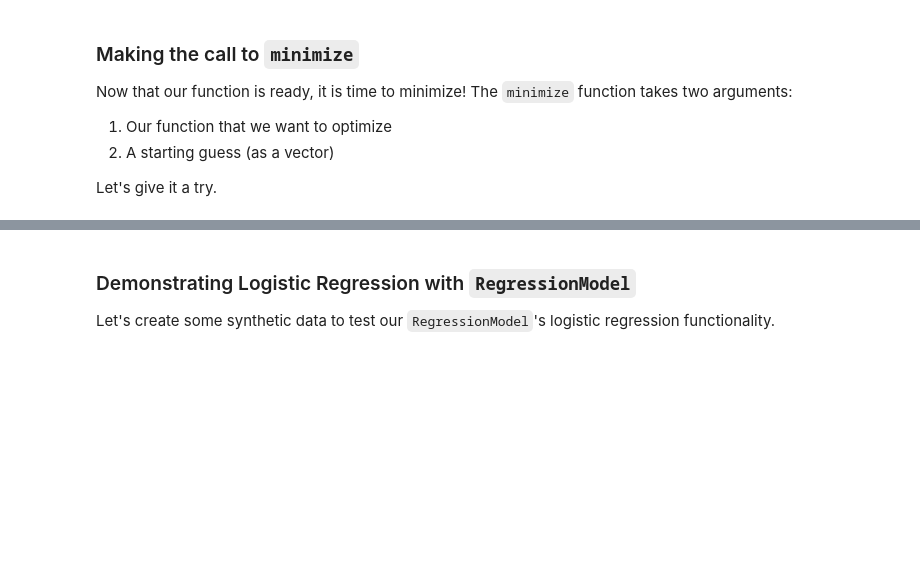
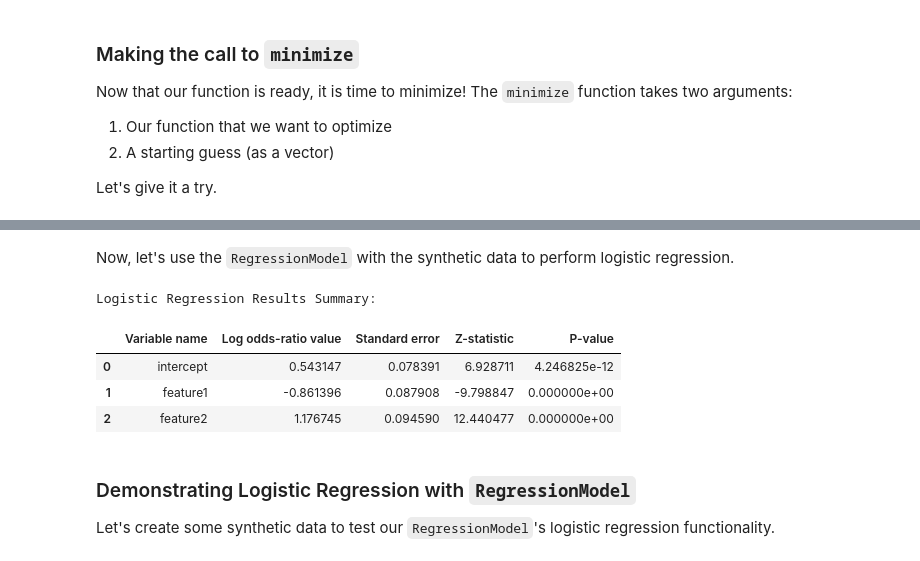
Before and after one commit to ouwayokeza2/econ8320-assignment-10, a Jupyter notebook: Lesson.ipynb, the cells around one changed output, grey strips where cells are left out. Drawn from its saved outputs; the diff is of its cells as text; code cells hidden in the pictures; blank space fills up the shorter version.

Commit message:
Created using Colab 12

```diff
--- a/Lesson.ipynb
+++ b/Lesson.ipynb
@@ -289,3 +306,32 @@ class RegressionModel:
             ]
 
         return pd.DataFrame(rows, columns=columns)
+# %%
+np.random.seed(42)
+
+# Generate synthetic data for Logistic Regression
+n_samples = 1000
+X_synth = pd.DataFrame({
+    'feature1': np.random.normal(0, 1, n_samples),
+    'feature2': np.random.normal(0, 1, n_samples)
+})
+
+# True coefficients (including intercept)
+true_beta = np.array([0.5, -0.8, 1.2])
+# Add intercept to X_synth for dot product
+X_with_intercept = np.c_[np.ones(n_samples), X_synth.values]
+
+# Calculate log-odds
+log_odds = X_with_intercept @ true_beta
+
+# Calculate probabilities using sigmoid
+probabilities = 1 / (1 + np.exp(-log_odds))
+
+# Generate binary target variable based on probabilities
+y_synth = (np.random.rand(n_samples) < probabilities).astype(int)
+y_synth = pd.Series(y_synth, name='target')
+
+print("Synthetic X (first 5 rows):")
+display(X_synth.head())
+print("\nSynthetic y (first 5 rows):")
+display(y_synth.head())
@@ -292,3 +354,21 @@ class RegressionModel:
+# %% [markdown]
+Now, let's use the `RegressionModel` with the synthetic data to perform logistic regression.
+# %%
+# Instantiate the RegressionModel for logistic regression
+logit_model = RegressionModel(x=X_synth, y=y_synth, create_intercept=True, regression_type="logit")
+
+# Fit the model and get the results
+logit_model.fit_model()
+
+# Display the summary table
+print("Logistic Regression Results Summary:")
+display(logit_model.summary())
+# %% [output]
+Logistic Regression Results Summary:
+|  | Variable name | Log odds-ratio value | Standard error | Z-statistic | P-value |
+| 0 | intercept | 0.543147 | 0.078391 | 6.928711 | 4.246825e-12 |
+| 1 | feature1 | -0.861396 | 0.087908 | -9.798847 | 0.000000e+00 |
+| 2 | feature2 | 1.176745 | 0.094590 | 12.440477 | 0.000000e+00 |
 # %% [markdown]
 ### Demonstrating Logistic Regression with `RegressionModel`
 
```
Also changed, not shown: parts of 12 cells of this notebook.
